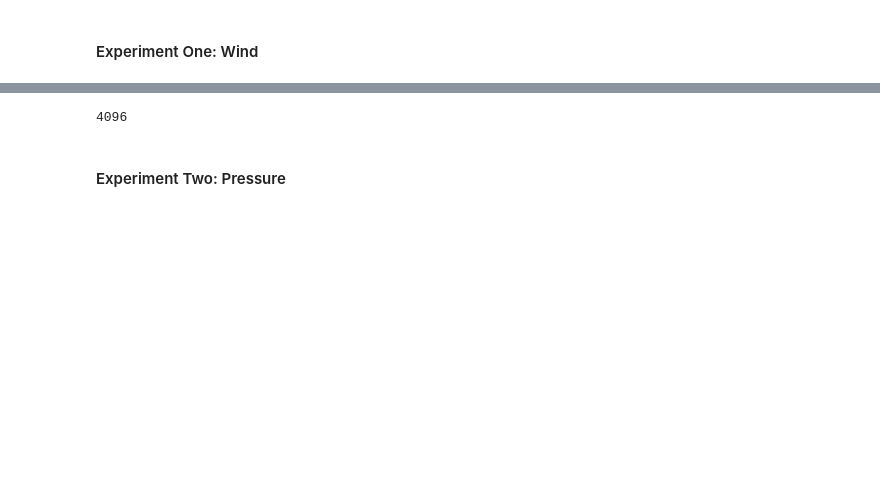
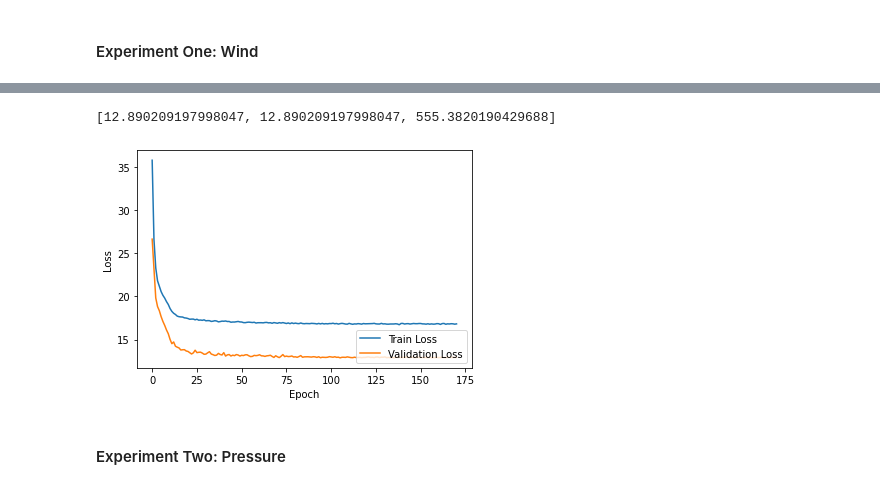
Before and after one commit to christian-westbrook/covid-19-and-weather-patterns, a Jupyter notebook: src/COVID-19 and Weather Patterns.ipynb, the cells around one changed output, grey strips where cells are left out. Saved outputs shown, nothing was run; the diff lists cells and outputs as text; code cells hidden in the pictures; blank space fills up the shorter version.

```diff
--- a/src/COVID-19 and Weather Patterns.ipynb
+++ b/src/COVID-19 and Weather Patterns.ipynb
@@ -257,5 +243,7 @@ error_values['wind'] = run.run_wind(df)
 
 del df
 gc.collect()
+
+error_values['wind']
 # %% [output]
 Running DNN for dataset
@@ -278,4 +251,5 @@ Epoch 58/75
-4096
+[12.890209197998047, 12.890209197998047, 555.3820190429688]
+[figure, added]
 # %% [markdown]
 #### Experiment Two: Pressure
 # %%
```
Also changed, not shown: parts of 10 cells of this notebook, 6 other files.
